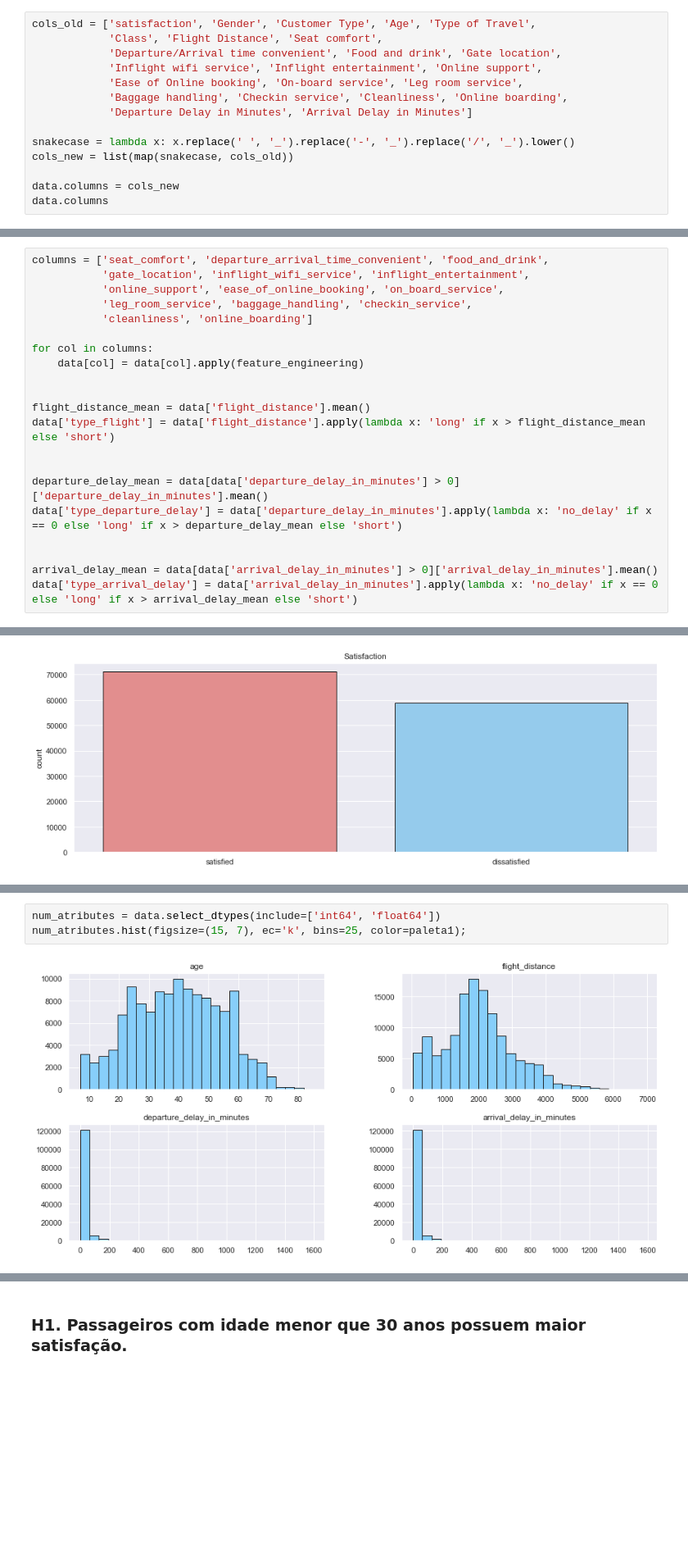
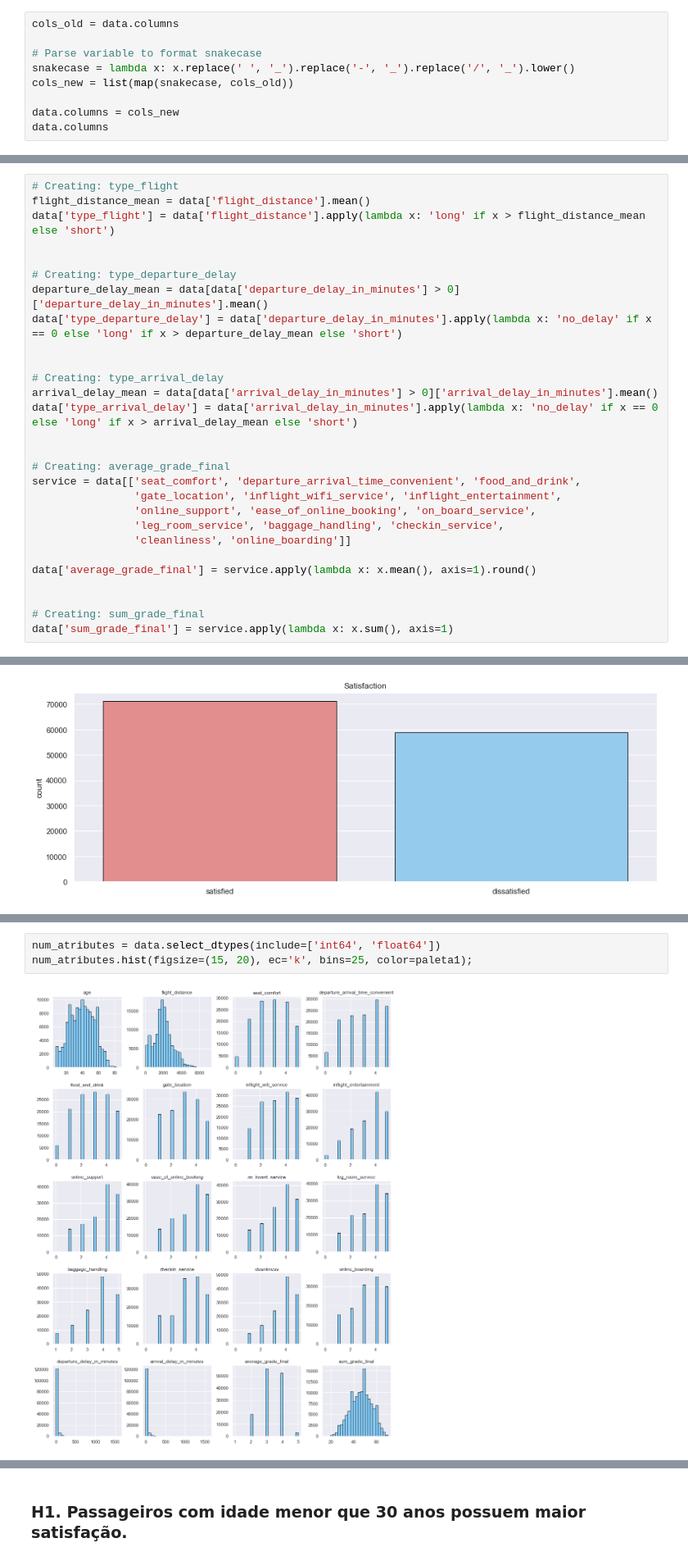
Before and after one commit to Jhonatanslopes/Airline-Customer-Satisfaction, a Jupyter notebook: analysis_satisfaction.ipynb, the cells around one changed output, grey strips where cells are left out. Shown at 82% size. Cells and saved outputs as stored; diff of their text form; blank space fills up the shorter version.

```diff
--- a/analysis_satisfaction.ipynb
+++ b/analysis_satisfaction.ipynb
@@ -172,12 +170,7 @@ data.head()
 # %%
-cols_old = ['satisfaction', 'Gender', 'Customer Type', 'Age', 'Type of Travel',
-            'Class', 'Flight Distance', 'Seat comfort',
-            'Departure/Arrival time convenient', 'Food and drink', 'Gate location',
-            'Inflight wifi service', 'Inflight entertainment', 'Online support',
-            'Ease of Online booking', 'On-board service', 'Leg room service',
-            'Baggage handling', 'Checkin service', 'Cleanliness', 'Online boarding',
-            'Departure Delay in Minutes', 'Arrival Delay in Minutes']
+cols_old = data.columns
 
+# Parse variable to format snakecase
 snakecase = lambda x: x.replace(' ', '_').replace('-', '_').replace('/', '_').lower()
 cols_new = list(map(snakecase, cols_old))
 
@@ -458,22 +450,29 @@ Para os tipos de clientes, a mediana de distancia é igual, porém clientes fié
 # %%
-columns = ['seat_comfort', 'departure_arrival_time_convenient', 'food_and_drink',
-           'gate_location', 'inflight_wifi_service', 'inflight_entertainment',
-           'online_support', 'ease_of_online_booking', 'on_board_service',
-           'leg_room_service', 'baggage_handling', 'checkin_service',
-           'cleanliness', 'online_boarding']
-
-for col in columns:
-    data[col] = data[col].apply(feature_engineering)
-
-
+# Creating: type_flight
 flight_distance_mean = data['flight_distance'].mean()
 data['type_flight'] = data['flight_distance'].apply(lambda x: 'long' if x > flight_distance_mean else 'short')
 
 
+# Creating: type_departure_delay
 departure_delay_mean = data[data['departure_delay_in_minutes'] > 0]['departure_delay_in_minutes'].mean()
 data['type_departure_delay'] = data['departure_delay_in_minutes'].apply(lambda x: 'no_delay' if x == 0 else 'long' if x > departure_delay_mean else 'short')
 
 
+# Creating: type_arrival_delay
 arrival_delay_mean = data[data['arrival_delay_in_minutes'] > 0]['arrival_delay_in_minutes'].mean()
 data['type_arrival_delay'] = data['arrival_delay_in_minutes'].apply(lambda x: 'no_delay' if x == 0 else 'long' if x > arrival_delay_mean else 'short')
+
+
+# Creating: average_grade_final
+service = data[['seat_comfort', 'departure_arrival_time_convenient', 'food_and_drink',
+                'gate_location', 'inflight_wifi_service', 'inflight_entertainment',
+                'online_support', 'ease_of_online_booking', 'on_board_service',
+                'leg_room_service', 'baggage_handling', 'checkin_service',
+                'cleanliness', 'online_boarding']]
+
+data['average_grade_final'] = service.apply(lambda x: x.mean(), axis=1).round()
+
+
+# Creating: sum_grade_final
+data['sum_grade_final'] = service.apply(lambda x: x.sum(), axis=1)
 # %% [markdown]
@@ -496,6 +497,6 @@ Mesmo a companhia aérea Airline possuindo mais passageiros satisfeitos, a quant
 # %%
 num_atributes = data.select_dtypes(include=['int64', 'float64'])
-num_atributes.hist(figsize=(15, 7), ec='k', bins=25, color=paleta1);
+num_atributes.hist(figsize=(15, 20), ec='k', bins=25, color=paleta1);
 # %% [output]
-[figure, old version]
+[figure, new version]
 # %% [markdown]
```
Also changed, not shown: parts of 150 cells of this notebook.
